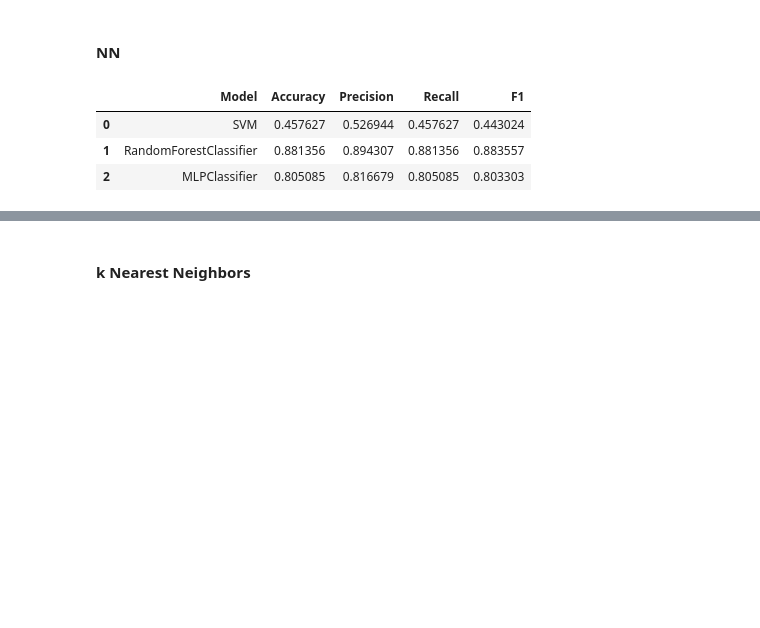
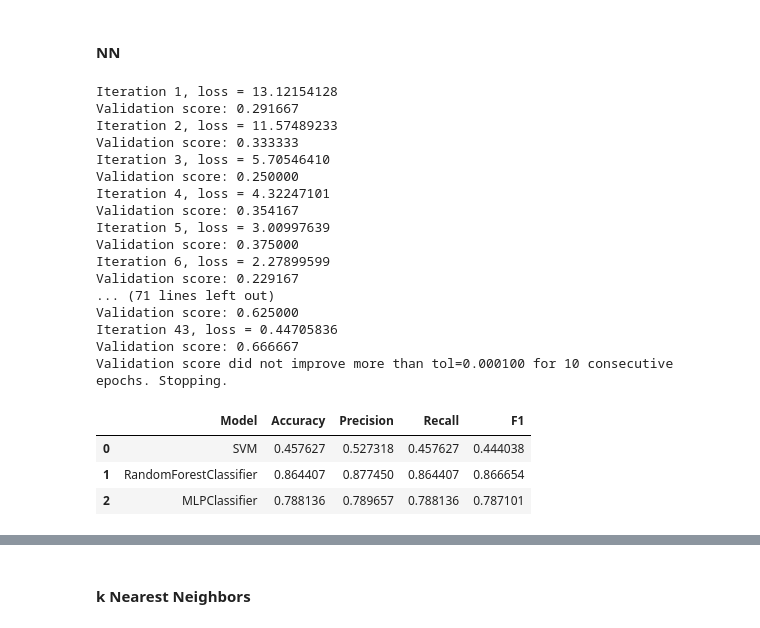
Before and after one commit to marcuslim835/IS4242-Group-3, a Jupyter notebook: Model_ws.ipynb, the cells around one changed output, grey strips where cells are left out. Cells and saved outputs as stored; diff of their text form; code cells hidden in the pictures; blank space fills up the shorter version.

```diff
--- a/Model_ws.ipynb
+++ b/Model_ws.ipynb
@@ -20,15 +21,7 @@ warnings.filterwarnings('ignore')
 # %% [markdown]
 ### Load Data (taken form marcus's code)
 # %%
-emotions_key = {
-    "neutral": 1,
-    "happy": 2,
-    "sad": 3,
-    "angry": 4
-}
-
 paths = []
-emotions = []
 labels = []
 
 # Use os.walk to walk through the directory structure
@@ -45,13 +38,11 @@ for dirname, _, filenames in os.walk(r'data'):
         folder_name = os.path.basename(dirname)
         label = folder_name
         emotion = label.split('_')[0]
-        emotions.append(emotion.lower())
-        labels.append(emotions_key[emotion.lower()])
+        labels.append(emotion.lower())
 
 # Create a DataFrame with the collected data
 df = pd.DataFrame({
     'file_path': paths,
-    'emotion': emotions,
     'label': labels,
 })
 
@@ -177,7 +168,7 @@ def calculate_metrics(y_true, y_pred):
 #### SVM
 # %%
 # Train SVM
-model_svm = SVC()
+model_svm = SVC(probability=True, random_state=4242, verbose=True)
 model_svm.fit(train_X_features, train_y)
 
 # Hyperparameter tuning / Cross Validation maybe
@@ -204,7 +224,7 @@ results_df
 #### Random Forest
 # %%
 # Train RandomForestClassifier
-model_rfc = RandomForestClassifier(max_depth=50, random_state=4242)
+model_rfc = RandomForestClassifier(max_depth=50, random_state=4242, verbose=1)
 model_rfc.fit(train_X_features, train_y)
 
 # Predict on validation set
@@ -238,37 +266,55 @@ solver = 'adam'
 max_iter = 200
 learning_rate = 'constant'
 learning_rate_init = 0.001
 
 # Train model
 model_nn = MLPClassifier(hidden_layer_sizes=hidden_layers,
                          random_state=4242,
                          solver=solver,
                          max_iter=max_iter,
                          learning_rate=learning_rate,
                          learning_rate_init=learning_rate_init,
-                         early_stopping=True
+                         early_stopping=True,
+                         verbose=True
                     )
 model_nn.fit(train_X_features, train_y)
 
 # Predict on validation set
 pred_val_y = model_nn.predict(val_X_features)
 
 # Evaluate metrics
 nn_accuracy, nn_precision, nn_recall, nn_f1 = calculate_metrics(val_y, pred_val_y)
 
 results_df = pd.DataFrame({
     'Model': ['SVM', 'RandomForestClassifier', 'MLPClassifier'],
     'Accuracy': [svm_accuracy, rfc_accuracy, nn_accuracy],
     'Precision': [svm_precision, rfc_precision, nn_precision],
     'Recall': [svm_recall, rfc_recall, nn_recall],
     'F1': [svm_f1, rfc_f1, nn_f1]
 })
 results_df
 # %% [output]
+Iteration 1, loss = 13.12154128
+Validation score: 0.291667
+Iteration 2, loss = 11.57489233
+Validation score: 0.333333
+Iteration 3, loss = 5.70546410
+Validation score: 0.250000
+Iteration 4, loss = 4.32247101
+Validation score: 0.354167
+Iteration 5, loss = 3.00997639
+Validation score: 0.375000
+Iteration 6, loss = 2.27899599
+Validation score: 0.229167
+... (71 lines left out)
+Validation score: 0.625000
+Iteration 43, loss = 0.44705836
+Validation score: 0.666667
+Validation score did not improve more than tol=0.000100 for 10 consecutive epochs. Stopping.
 |  | Model | Accuracy | Precision | Recall | F1 |
-| 0 | SVM | 0.457627 | 0.526944 | 0.457627 | 0.443024 |
-| 1 | RandomForestClassifier | 0.881356 | 0.894307 | 0.881356 | 0.883557 |
-| 2 | MLPClassifier | 0.805085 | 0.816679 | 0.805085 | 0.803303 |
+| 0 | SVM | 0.457627 | 0.527318 | 0.457627 | 0.444038 |
+| 1 | RandomForestClassifier | 0.864407 | 0.877450 | 0.864407 | 0.866654 |
+| 2 | MLPClassifier | 0.788136 | 0.789657 | 0.788136 | 0.787101 |
 # %%
 loss_curve = model_nn.loss_curve_
 accuracy_curve = model_nn.validation_scores_
```
Also changed, not shown: parts of 12 cells of this notebook.
